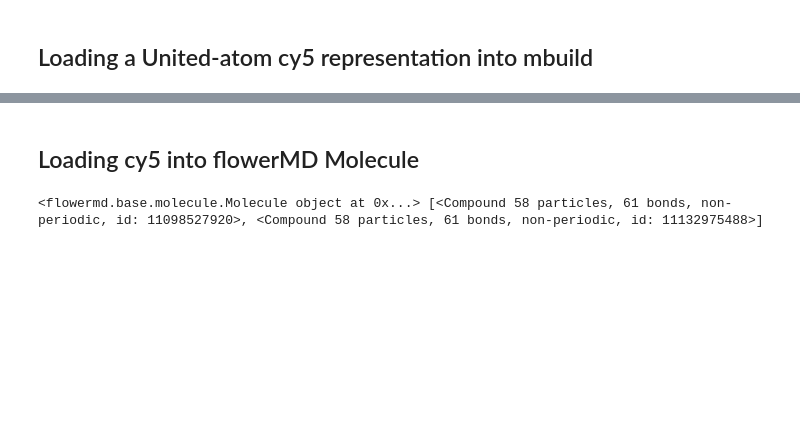
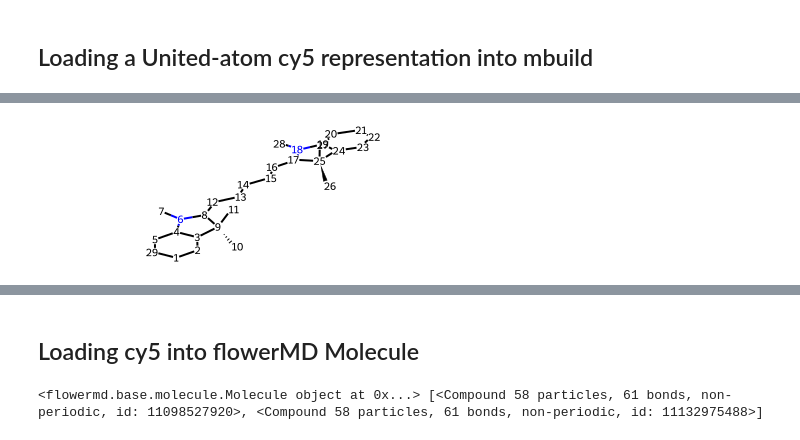
Before and after one commit to cmelab/cy5-dna-md, a Jupyter notebook: ua-cy5/ua_cy5_min_workflow.ipynb, the cells around one changed output, grey strips where cells are left out. Drawn from its saved outputs; the diff is of its cells as text; code cells hidden in the pictures; blank space fills up the shorter version.

```diff
--- a/ua-cy5/ua_cy5_min_workflow.ipynb
+++ b/ua-cy5/ua_cy5_min_workflow.ipynb
@@ -8,3 +8,19 @@ dye = mb.load('../data/CY5-bonds.pdb')
 dye.visualize().show()
 # %% [output]
 [interactive output not drawn]
+# %%
+#use mbuild to remove carbon and hydrogen particles attatched to nitrogen linkers
+from rdkit import Chem
+
+def show_atom_number(mol, label):
+    for atom in mol.GetAtoms():
+        atom.SetProp(label, str(atom.GetIdx()+1))
+    return mol
+
+dye1 = Chem.MolFromPDBFile("../data/CY5-bonds.pdb",)
+show_atom_number(dye1, 'atomLabel')
+#add tether particle and bond
+#fix tether particle position
+#maybe restrict angle movement of bond or add surface
+# %% [output]
+[figure, added]
```
Also changed, not shown: parts of 4 cells of this notebook.
